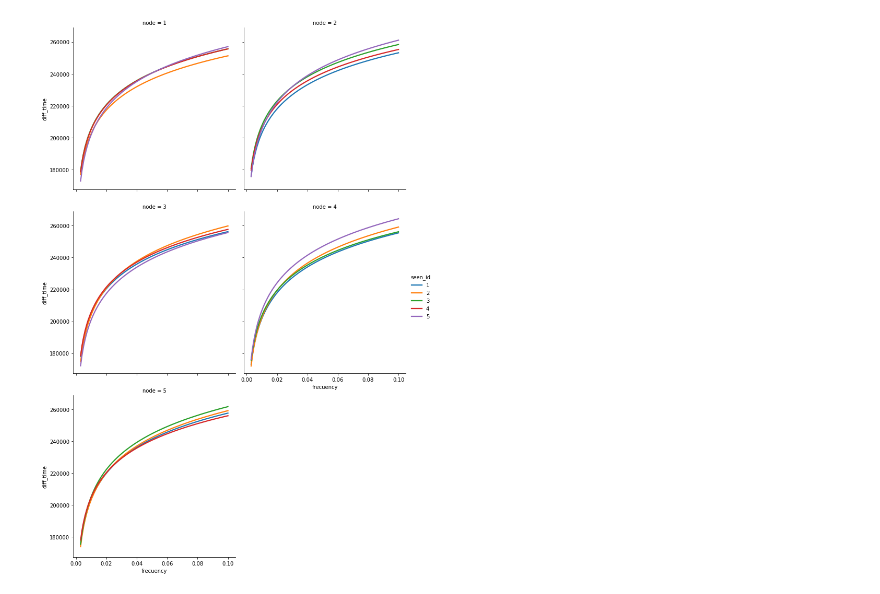
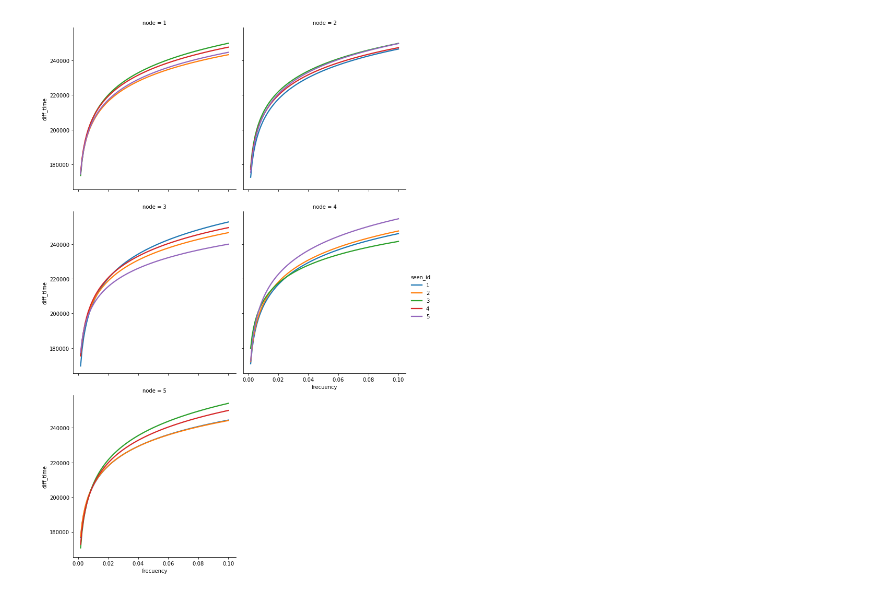
Before and after one commit to ramirofd/contact_tracing_sim, a Jupyter notebook: py_ntbks/broadcast_time.ipynb, the cells around one changed output. Saved outputs shown, nothing was run; the diff lists cells and outputs as text; code cells hidden in the pictures.

```diff
--- a/py_ntbks/broadcast_time.ipynb
+++ b/py_ntbks/broadcast_time.ipynb
@@ -34,4 +15,9 @@ for node in range(1,6):
 # %%
+df = pd.read_csv(f'../results/60wt_results.csv', header=None)
+df.columns = ["node", "broadcast_time", "seen_id", "told_by", "hop", "start", "end"]
+df["diff_time"] = df["end"]-df["start"]
+df = df.groupby(["node", "seen_id", "broadcast_time"], as_index=False).sum().drop(["told_by", "hop", "start", "end"], axis=1)
+df["frecuency"] = 1/df["broadcast_time"]
 sns.lmplot(x="frecuency", y="diff_time", hue="seen_id", col="node", col_wrap=2, data=df, logx=True, scatter=False, ci=0);
 # %% [output]
-[figure, old version]
+[figure, new version]
```
Also changed, not shown: parts of 3 cells of this notebook.
